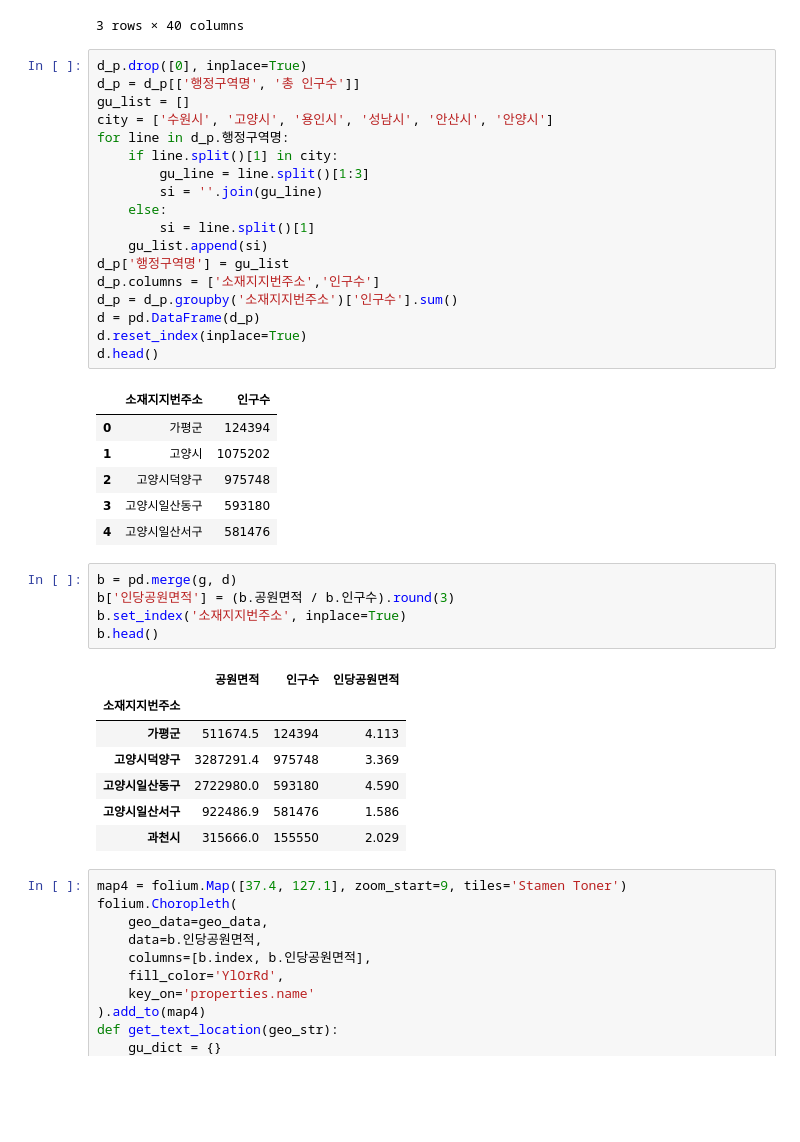
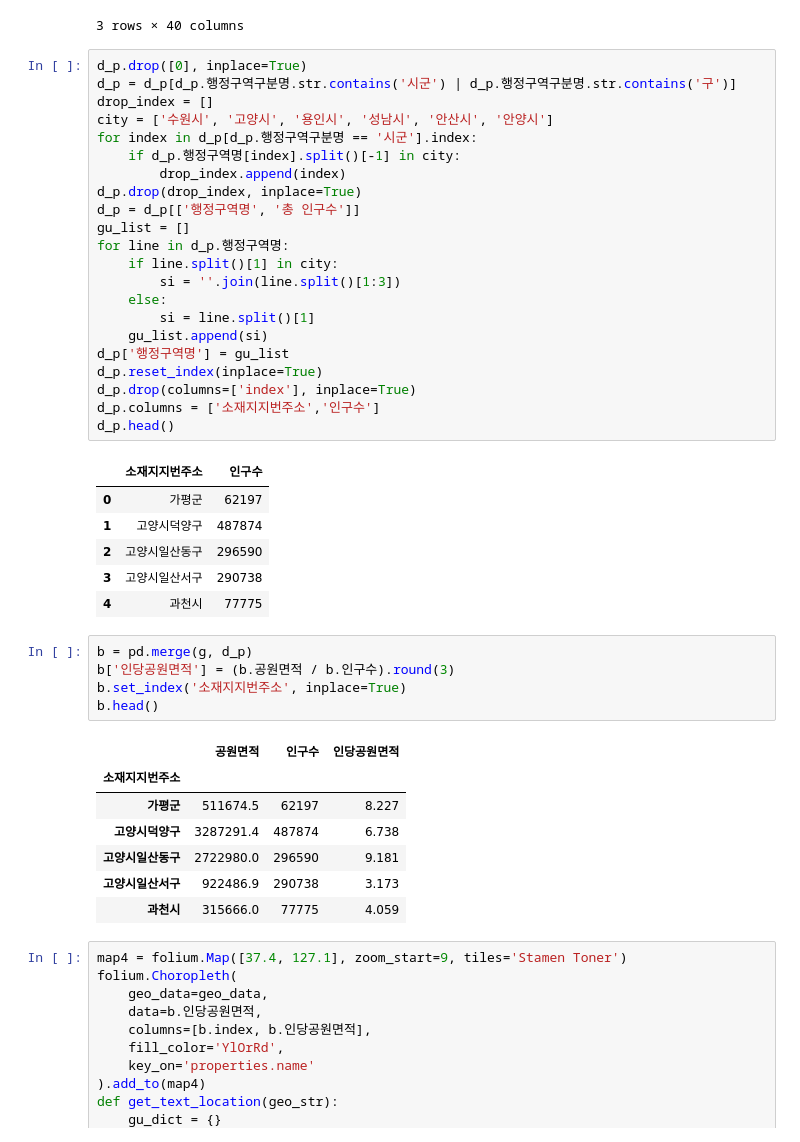
Before and after one commit to yumii2307/DataAnalysis_Lecture-2023.04, a Jupyter notebook: 04.지도시각화/99.과제.ipynb, the cells around one changed output. Drawn from its saved outputs; the diff is of its cells as text; blank space fills up the shorter version.

```diff
--- a/04.지도시각화/99.과제.ipynb
+++ b/04.지도시각화/99.과제.ipynb
@@ -225,42 +225,46 @@ d_p.head(3)
 3 rows × 40 columns
 # %%
 d_p.drop([0], inplace=True)
+d_p = d_p[d_p.행정구역구분명.str.contains('시군') | d_p.행정구역구분명.str.contains('구')]
+drop_index = []
+city = ['수원시', '고양시', '용인시', '성남시', '안산시', '안양시']
+for index in d_p[d_p.행정구역구분명 == '시군'].index:
+    if d_p.행정구역명[index].split()[-1] in city:
+        drop_index.append(index)
+d_p.drop(drop_index, inplace=True)
 d_p = d_p[['행정구역명', '총 인구수']]
 gu_list = []
-city = ['수원시', '고양시', '용인시', '성남시', '안산시', '안양시']
 for line in d_p.행정구역명:
     if line.split()[1] in city:
-        gu_line = line.split()[1:3]
-        si = ''.join(gu_line)
+        si = ''.join(line.split()[1:3])
     else:
         si = line.split()[1]
     gu_list.append(si)
 d_p['행정구역명'] = gu_list
+d_p.reset_index(inplace=True)
+d_p.drop(columns=['index'], inplace=True)
 d_p.columns = ['소재지지번주소','인구수']
-d_p = d_p.groupby('소재지지번주소')['인구수'].sum()
-d = pd.DataFrame(d_p)
-d.reset_index(inplace=True)
-d.head()
+d_p.head()
 # %% [output]
 |  | 소재지지번주소 | 인구수 |
-| 0 | 가평군 | 124394 |
-| 1 | 고양시 | 1075202 |
-| 2 | 고양시덕양구 | 975748 |
-| 3 | 고양시일산동구 | 593180 |
-| 4 | 고양시일산서구 | 581476 |
+| 0 | 가평군 | 62197 |
+| 1 | 고양시덕양구 | 487874 |
+| 2 | 고양시일산동구 | 296590 |
+| 3 | 고양시일산서구 | 290738 |
+| 4 | 과천시 | 77775 |
 # %%
-b = pd.merge(g, d)
+b = pd.merge(g, d_p)
 b['인당공원면적'] = (b.공원면적 / b.인구수).round(3)
 b.set_index('소재지지번주소', inplace=True)
 b.head()
 # %% [output]
 |  | 공원면적 | 인구수 | 인당공원면적 |
 | 소재지지번주소 |  |  |  |
-| 가평군 | 511674.5 | 124394 | 4.113 |
-| 고양시덕양구 | 3287291.4 | 975748 | 3.369 |
-| 고양시일산동구 | 2722980.0 | 593180 | 4.590 |
-| 고양시일산서구 | 922486.9 | 581476 | 1.586 |
-| 과천시 | 315666.0 | 155550 | 2.029 |
+| 가평군 | 511674.5 | 62197 | 8.227 |
+| 고양시덕양구 | 3287291.4 | 487874 | 6.738 |
+| 고양시일산동구 | 2722980.0 | 296590 | 9.181 |
+| 고양시일산서구 | 922486.9 | 290738 | 3.173 |
+| 과천시 | 315666.0 | 77775 | 4.059 |
 # %%
 map4 = folium.Map([37.4, 127.1], zoom_start=9, tiles='Stamen Toner')
 folium.Choropleth(
```
Also changed, not shown: 2 other files.
